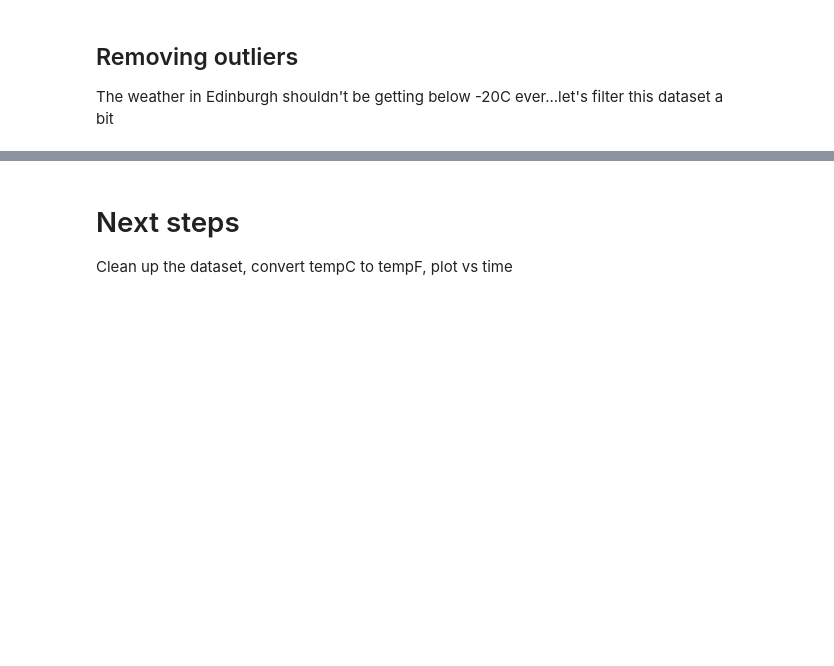
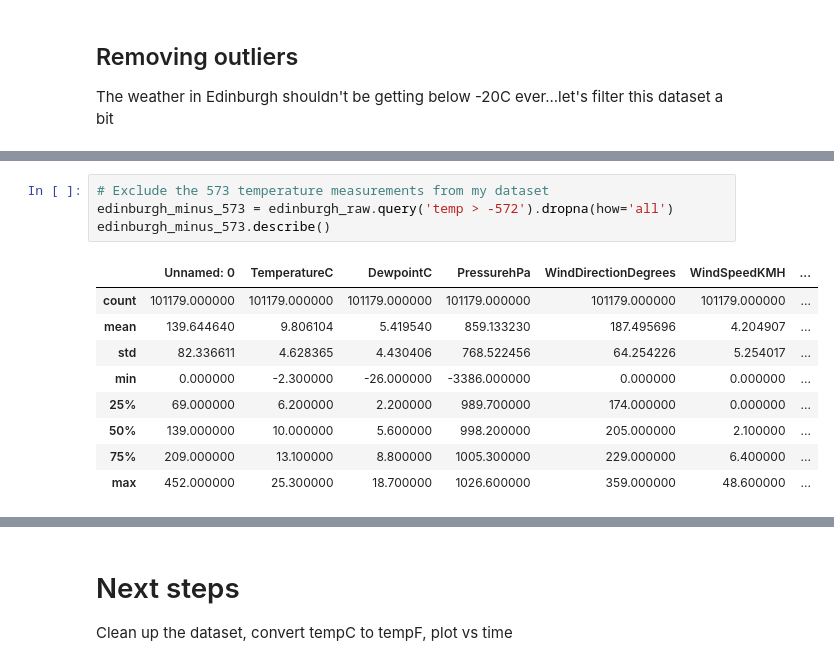
Before and after one commit to a-epstein/temp_converter, a Jupyter notebook: weather_analysis.ipynb, the cells around one changed output, grey strips where cells are left out. Saved outputs shown, nothing was run; the diff lists cells and outputs as text; blank space fills up the shorter version.

```diff
--- a/weather_analysis.ipynb
+++ b/weather_analysis.ipynb
@@ -72,0 +146,14 @@ The weather in Edinburgh shouldn't be getting below -20C ever...let's filter thi
+# %%
+# Exclude the 573 temperature measurements from my dataset
+edinburgh_minus_573 = edinburgh_raw.query('temp > -572').dropna(how='all')
+edinburgh_minus_573.describe()
+# %% [output]
+|  | Unnamed: 0 | TemperatureC | DewpointC | PressurehPa | WindDirectionDegrees | WindSpeedKMH | ... |
+| count | 101179.000000 | 101179.000000 | 101179.000000 | 101179.000000 | 101179.000000 | 101179.000000 | ... |
+| mean | 139.644640 | 9.806104 | 5.419540 | 859.133230 | 187.495696 | 4.204907 | ... |
+| std | 82.336611 | 4.628365 | 4.430406 | 768.522456 | 64.254226 | 5.254017 | ... |
+| min | 0.000000 | -2.300000 | -26.000000 | -3386.000000 | 0.000000 | 0.000000 | ... |
+| 25% | 69.000000 | 6.200000 | 2.200000 | 989.700000 | 174.000000 | 0.000000 | ... |
+| 50% | 139.000000 | 10.000000 | 5.600000 | 998.200000 | 205.000000 | 2.100000 | ... |
+| 75% | 209.000000 | 13.100000 | 8.800000 | 1005.300000 | 229.000000 | 6.400000 | ... |
+| max | 452.000000 | 25.300000 | 18.700000 | 1026.600000 | 359.000000 | 48.600000 | ... |
```
Also changed, not shown: parts of 12 cells of this notebook.
